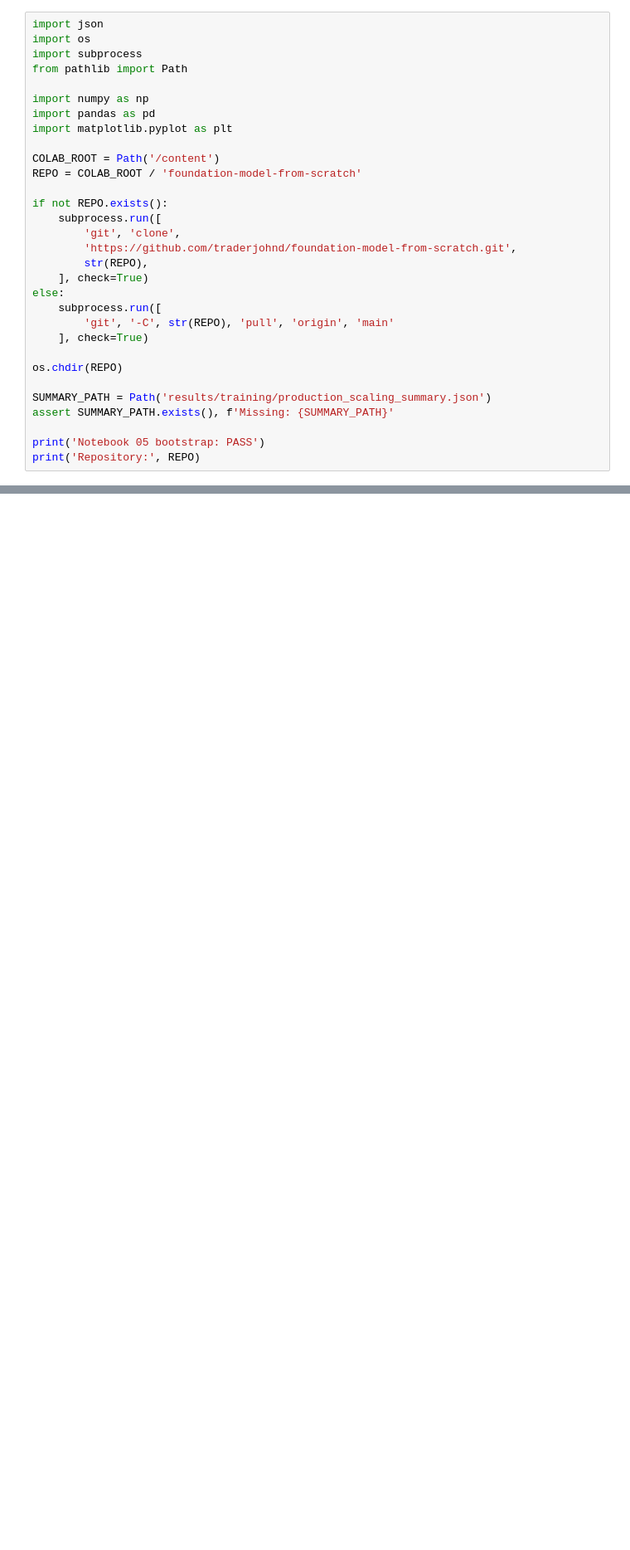
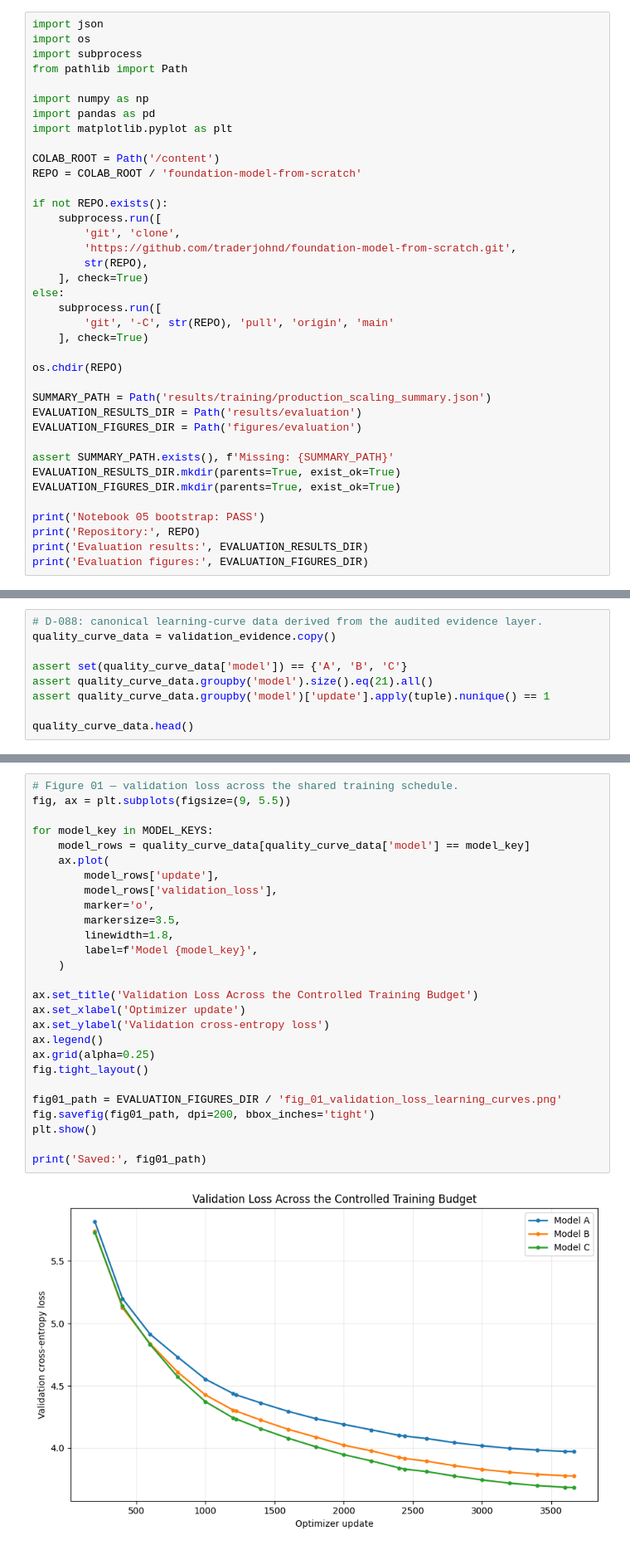
Before and after one commit to traderjohnd/foundation-model-from-scratch, a Jupyter notebook: notebooks/05_evaluation_&_scaling.ipynb, the cells around one changed output, grey strips where cells are left out. Shown at 83% size. Cells and saved outputs as stored; diff of their text form; blank space fills up the shorter version.

Commit message:
evaluation & scaling final

```diff
--- a/notebooks/05_evaluation_&_scaling.ipynb
+++ b/notebooks/05_evaluation_&_scaling.ipynb
@@ -88,7 +104,14 @@ else:
 os.chdir(REPO)
 
 SUMMARY_PATH = Path('results/training/production_scaling_summary.json')
+EVALUATION_RESULTS_DIR = Path('results/evaluation')
+EVALUATION_FIGURES_DIR = Path('figures/evaluation')
+
 assert SUMMARY_PATH.exists(), f'Missing: {SUMMARY_PATH}'
+EVALUATION_RESULTS_DIR.mkdir(parents=True, exist_ok=True)
+EVALUATION_FIGURES_DIR.mkdir(parents=True, exist_ok=True)
 
 print('Notebook 05 bootstrap: PASS')
 print('Repository:', REPO)
+print('Evaluation results:', EVALUATION_RESULTS_DIR)
+print('Evaluation figures:', EVALUATION_FIGURES_DIR)
@@ -148,0 +430,9 @@ _This section will consolidate the experimental answer, practical tradeoffs, lim
+# %%
+# D-088: canonical learning-curve data derived from the audited evidence layer.
+quality_curve_data = validation_evidence.copy()
+
+assert set(quality_curve_data['model']) == {'A', 'B', 'C'}
+assert quality_curve_data.groupby('model').size().eq(21).all()
+assert quality_curve_data.groupby('model')['update'].apply(tuple).nunique() == 1
+
+quality_curve_data.head()
@@ -148,0 +446,29 @@ _This section will consolidate the experimental answer, practical tradeoffs, lim
+# %%
+# Figure 01 — validation loss across the shared training schedule.
+fig, ax = plt.subplots(figsize=(9, 5.5))
+
+for model_key in MODEL_KEYS:
+    model_rows = quality_curve_data[quality_curve_data['model'] == model_key]
+    ax.plot(
+        model_rows['update'],
+        model_rows['validation_loss'],
+        marker='o',
+        markersize=3.5,
+        linewidth=1.8,
+        label=f'Model {model_key}',
+    )
+
+ax.set_title('Validation Loss Across the Controlled Training Budget')
+ax.set_xlabel('Optimizer update')
+ax.set_ylabel('Validation cross-entropy loss')
+ax.legend()
+ax.grid(alpha=0.25)
+fig.tight_layout()
+
+fig01_path = EVALUATION_FIGURES_DIR / 'fig_01_validation_loss_learning_curves.png'
+fig.savefig(fig01_path, dpi=200, bbox_inches='tight')
+plt.show()
+
+print('Saved:', fig01_path)
+# %% [output]
+[figure, added]
```
Also changed, not shown: parts of 100 cells of this notebook.
